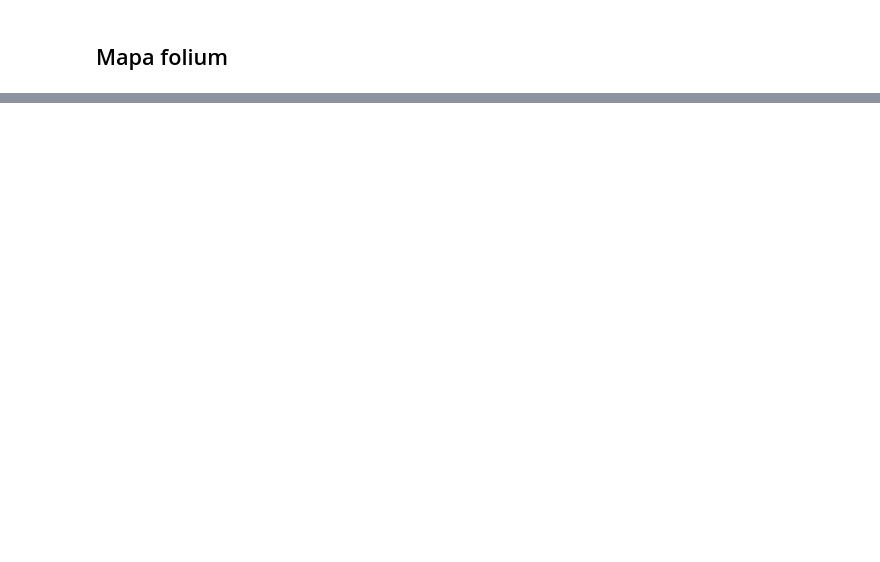
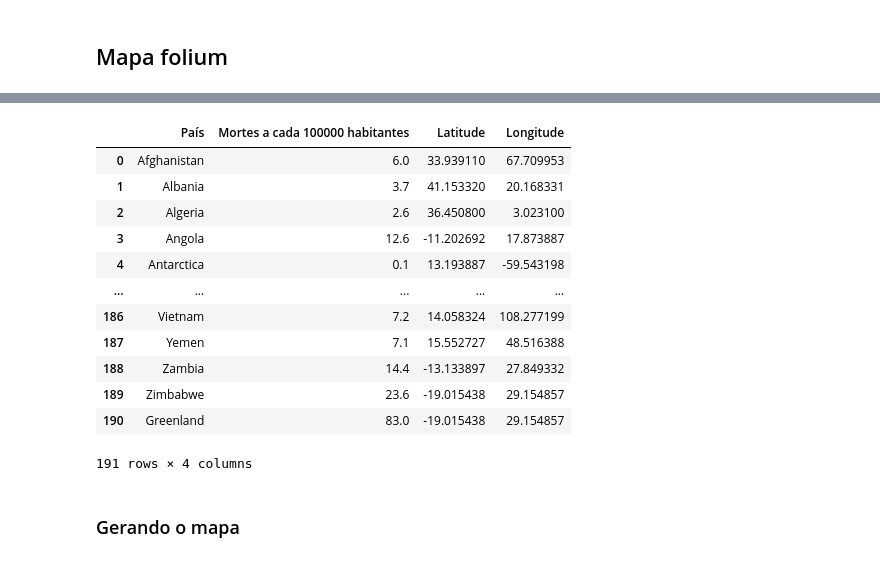
Before and after one commit to brunabellini/Projeto_FaleSobre, a Jupyter notebook: Caderno Jupyter- Grupo 6.ipynb, the cells around one changed output, grey strips where cells are left out. Drawn from its saved outputs; the diff is of its cells as text; code cells hidden in the pictures; blank space fills up the shorter version.

```diff
--- a/Caderno Jupyter- Grupo 6.ipynb
+++ b/Caderno Jupyter- Grupo 6.ipynb
@@ -1158,0 +1159,17 @@ df3
+# %%
+df3= df2.drop(columns=['Homens', 'Mulheres'])
+df3
+# %% [output]
+|  | País | Mortes a cada 100000 habitantes | Latitude | Longitude |
+| 0 | Afghanistan | 6.0 | 33.939110 | 67.709953 |
+| 1 | Albania | 3.7 | 41.153320 | 20.168331 |
+| 2 | Algeria | 2.6 | 36.450800 | 3.023100 |
+| 3 | Angola | 12.6 | -11.202692 | 17.873887 |
+| 4 | Antarctica | 0.1 | 13.193887 | -59.543198 |
+| ... | ... | ... | ... | ... |
+| 186 | Vietnam | 7.2 | 14.058324 | 108.277199 |
+| 187 | Yemen | 7.1 | 15.552727 | 48.516388 |
+| 188 | Zambia | 14.4 | -13.133897 | 27.849332 |
+| 189 | Zimbabwe | 23.6 | -19.015438 | 29.154857 |
+| 190 | Greenland | 83.0 | -19.015438 | 29.154857 |
+191 rows × 4 columns
@@ -1158,0 +1178,2 @@ df3
+# %% [markdown]
+### Gerando o mapa
```
Also changed, not shown: parts of 5 cells of this notebook, 1 other file.
